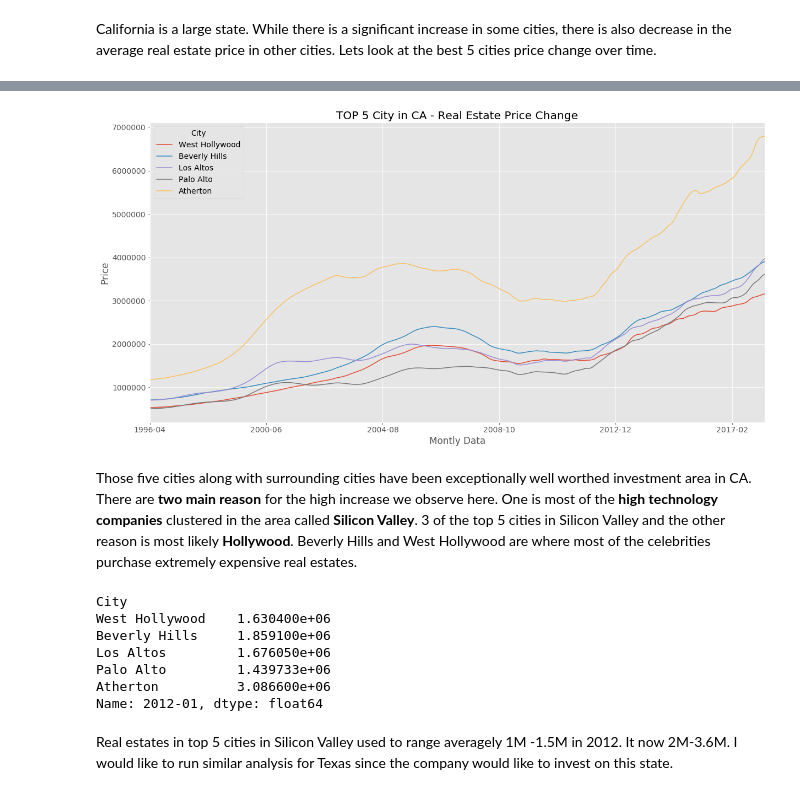
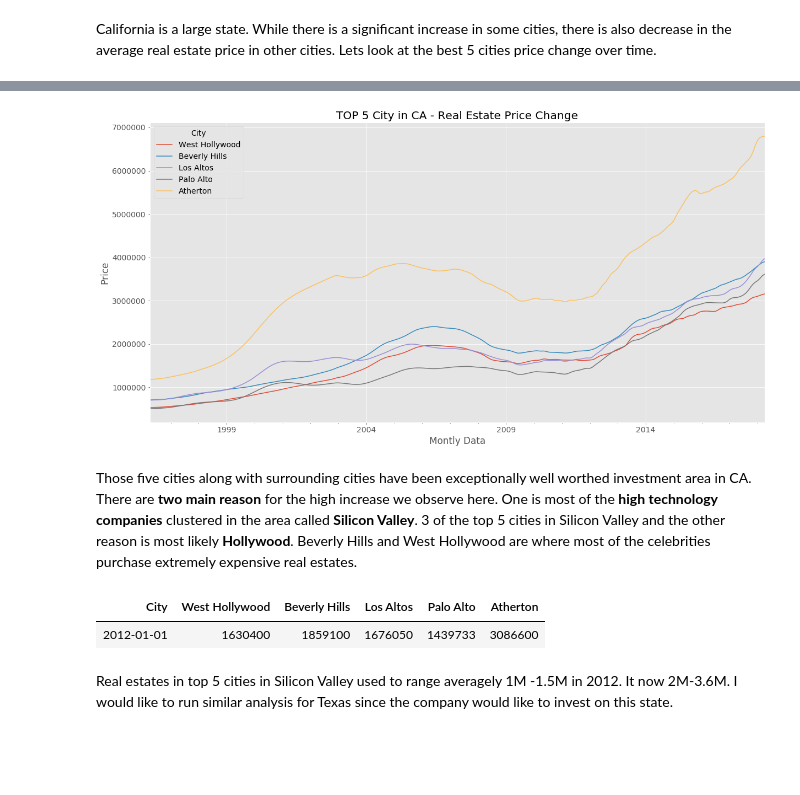
Before and after one commit to fcamuz/time-series-model-for-forecasting, a Jupyter notebook: student.ipynb, the cells around one changed output, grey strips where cells are left out. Cells and saved outputs as stored; diff of their text form; code cells hidden in the pictures; blank space fills up the shorter version.

```diff
--- a/student.ipynb
+++ b/student.ipynb
@@ -92,3 +105,7 @@ df_full.drop('RegionName', axis=1, inplace=True)
 
 I will consider **price increase** and the **increase rate (percentage of the increase)** when filtering the data. I will cross refence them by creating a new column as **"criteria"** that stores **increase rate X price increase**  for the last 22 years.
+# %%
+df_full['increase'] =(df_full['2018-04'] - df_full['1996-04'])  #calculate price change and the percentage of the increase
+df_full['increase_rate'] = df_full['increase']/df_full['1996-04']
+df_full['criteria']= df_full['increase']*df_full['increase_rate']
 # %%
@@ -106,9 +120,23 @@ def select_state_top10 (df, state ):
+# %%
+def state_sorted_by_city_avg (state):
+    df_full_state= df_full[df_full['State']==state]
+    df_full_state = df_full_TX.drop(['RegionID', 'CountyName','Metro','SizeRank','State'],axis=1)
+    state_city=df_full_state.set_index('City').astype(float).groupby('City').agg(np.mean).sort_values('criteria')
+    return state_city
 # %% [markdown]
 ### Convert dataframe to time series
 # %%
+def drop_cols(df):
+    ts=df
+    for col in ts.columns:
+        if col in ('RegionID', 'CountyName','Metro','SizeRank','State','increase','increase_rate','criteria'):
+            ts=ts.drop(col, axis=1)
+    return ts
+
+
 def convert_to_ts (df):
-    ts=df.drop(['increase','increase_rate','criteria'], axis=1)  #drop columns other than price
+    ts=drop_cols(df)  #drop columns other than price data
     ts=ts.T     # Transpose the dataframe
-    ts.index=pd.to_datetime(ts.index)   #change index type to timestamp
+    ts.index=pd.to_datetime(ts.index)  #change index type to timestamp
     ts=ts.astype(int)
     return ts
@@ -243,6 +237,5 @@ All 5 zipcodes are around the White House. It makes total sense that real estate
 #### California
 # %%
 #I would like to see how why California is so different than the others.
-df_full_CA= df_full_2[df_full_2['State']=='CA']
-df_full_CA = df_full_CA.drop(['RegionID', 'CountyName','Metro','SizeRank','State'],axis=1)
-ca_city=df_full_CA.set_index('City').astype(float).groupby('City').mean().sort_values('criteria')
+ca_city=state_sorted_by_city_avg ("CA")
+ca_city.head(3)
@@ -280,23 +251,20 @@ plot_ca
 # %%
-(plot_ca.T).plot(figsize = (20,10), subplots=False, legend=True)
+#convert to time series and plot
+ts_ca_top5_city=convert_to_ts(ca_city.tail(5))
+ts_ca_top5_city.plot(figsize = (20,10), subplots=False, legend=True)
 plt.title('TOP 5 City in CA - Real Estate Price Change')
 plt.xlabel('Montly Data')
 plt.ylabel('Price')
 plt.show()
 # %% [output]
-[figure, old version]
+[figure, new version]
 # %% [markdown]
 Those five cities along with surrounding cities have been exceptionally well worthed investment area in CA. There are **two main reason** for the high increase we observe here. One is most of the **high technology companies** clustered in the area called **Silicon Valley**. 3 of the top 5 cities in Silicon Valley and the other reason is most likely **Hollywood**. Beverly Hills and West Hollywood are where most of the celebrities purchase extremely  expensive real estates.
 # %%
-plot_ca['2012-01']
+ts_ca_top5_city['2012-01']
 # %% [output]
-City
-West Hollywood    1.630400e+06
-Beverly Hills     1.859100e+06
-Los Altos         1.676050e+06
-Palo Alto         1.439733e+06
-Atherton          3.086600e+06
-Name: 2012-01, dtype: float64
+| City | West Hollywood | Beverly Hills | Los Altos | Palo Alto | Atherton |
+| 2012-01-01 | 1630400 | 1859100 | 1676050 | 1439733 | 3086600 |
 # %% [markdown]
 Real estates in top 5 cities in Silicon Valley used to range averagely 1M -1.5M in 2012. It now 2M-3.6M. I would like to run similar analysis for Texas since the company would like to invest on this state.
 # %% [markdown]
```
Also changed, not shown: parts of 62 cells of this notebook.
